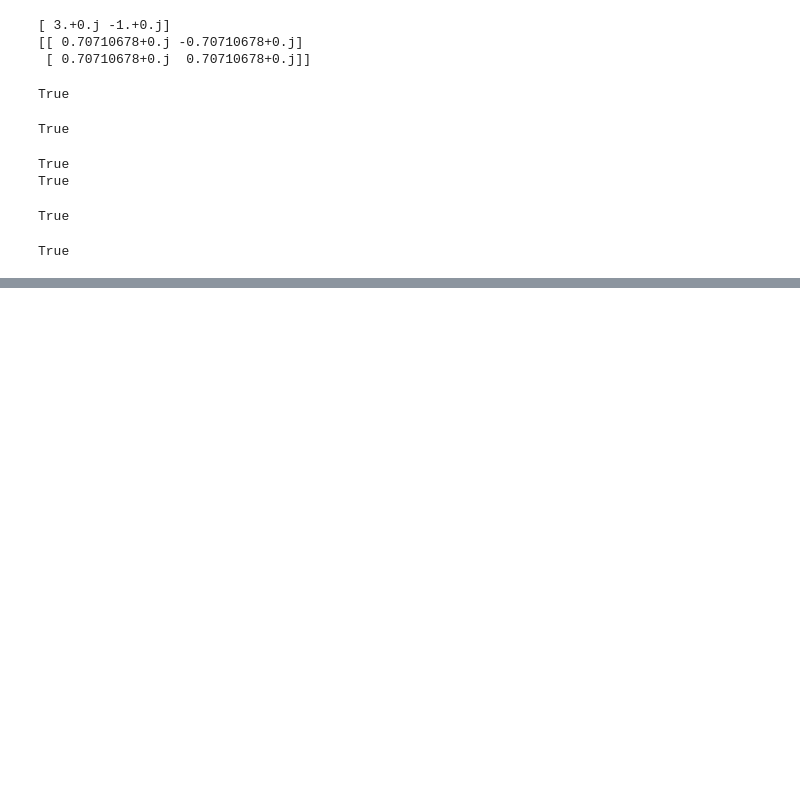
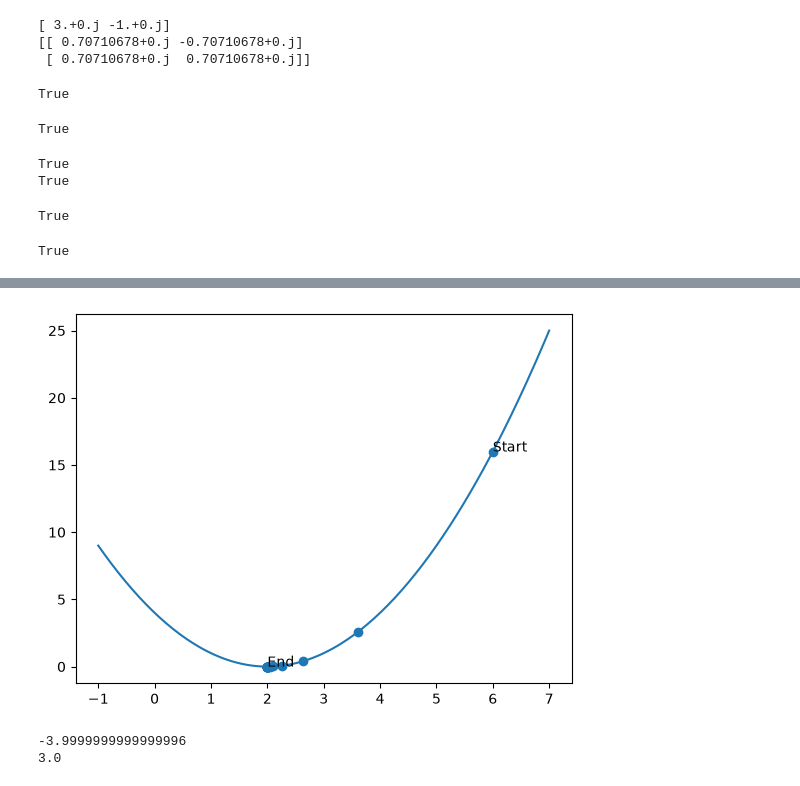
Before and after one commit to fayaspsulfikkar/daily-ml-practice, a Jupyter notebook: Learning/Week 5/05. Assessments/Pass1.ipynb, the cells around one changed output, grey strips where cells are left out. Drawn from its saved outputs; the diff is of its cells as text; code cells hidden in the pictures; blank space fills up the shorter version.

```diff
--- a/Learning/Week 5/05. Assessments/Pass1.ipynb
+++ b/Learning/Week 5/05. Assessments/Pass1.ipynb
@@ -166,0 +261,3 @@ True
+# %%
+for i in range(0,21,5):
+    print(xs[i])
@@ -166,0 +289,25 @@ True
+# %%
+def f(x):
+    return (x-2)**2
+
+x_sym = sp.symbols('x')
+f_expr = (x_sym -2) ** 2
+df_expr = sp.diff(f_expr, x_sym)
+
+def d(x):
+    return 2*x - 4
+# %%
+x=6
+alpha = 0.3
+n=10
+xs=[x]
+# %%
+for i in range(n):
+    derv_x = d(x)
+    new_x = x - alpha * derv_x
+    x = new_x
+    xs.append(new_x)
+
+for i in range(0,11,2):
+    print(xs[i])
+print(xs[10])
@@ -166,0 +322,13 @@ True
+# %%
+x_values = np.linspace(-1,7,200)
+y_values = f(x_values)
+
+plt.scatter(xs,f(np.array(xs)))
+
+plt.annotate("Start", (xs[0], f(xs[0])))
+plt.annotate("End", (xs[-1], f(xs[-1])))
+
+plt.plot(x_values,y_values)
+plt.show()
+# %% [output]
+[figure, added]
@@ -166,0 +370,12 @@ True
+# %%
+for i in range(n):
+    dr_x = d(x)
+    nw_x = x - alpha * dr_x
+    x = nw_x
+    xs.append(x)
+
+print(x)
+print(f(x))
+# %% [output]
+-3.9999999999999996
+3.0
```
Also changed, not shown: parts of 25 cells of this notebook, 1 other file.
